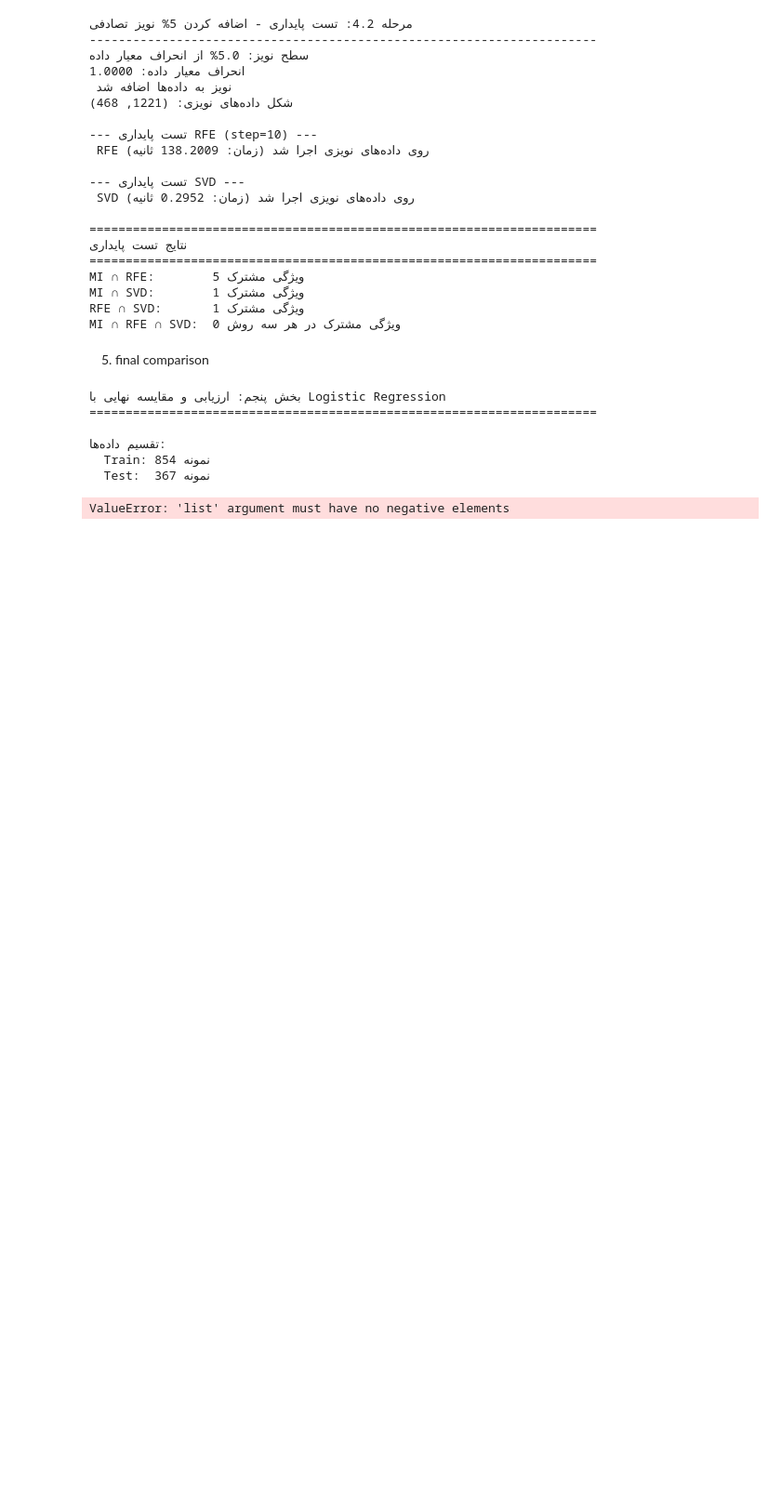
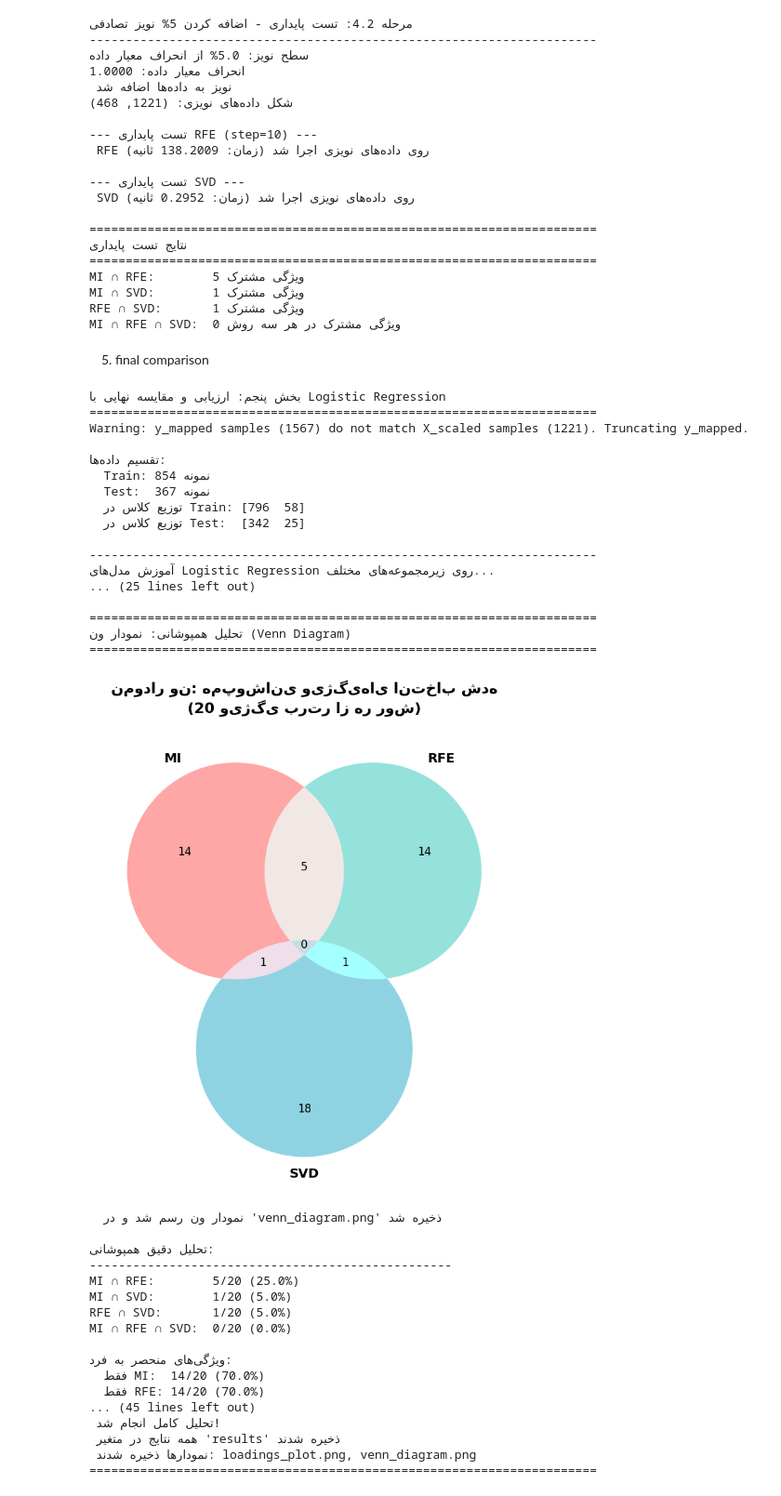
Before and after one commit to nazaninzareirad/computational_data_mining_2025, a Jupyter notebook: Untitled10.ipynb, the cells around one changed output. Shown at 93% size. Drawn from its saved outputs; the diff is of its cells as text; code cells hidden in the pictures; blank space fills up the shorter version.

```diff
--- a/Untitled10.ipynb
+++ b/Untitled10.ipynb
@@ -655,9 +655,24 @@ from matplotlib_venn import venn3
 import warnings
 warnings.filterwarnings('ignore')
 
+# Calculate stability percentages
+rfe_stability = (len(set(top_20_rfe_indices) & set(rfe_noisy_features)) / 20) * 100
+svd_stability = (len(set(top_20_svd_indices) & set(svd_noisy_features)) / 20) * 100
+
+# Ensure y_mapped has the same number of samples as X_scaled
+if len(y_mapped) != X_scaled.shape[0]:
+    print(f"Warning: y_mapped samples ({len(y_mapped)}) do not match X_scaled samples ({X_scaled.shape[0]}). Truncating y_mapped.")
+    y_mapped = y_mapped[:X_scaled.shape[0]]
+
+# The original 'y' variable also needs to be aligned if it's ever used again,
+# but for train_test_split we primarily care about X_scaled and y_mapped.
+if len(y) != X_scaled.shape[0]:
+    print(f"Warning: y samples ({len(y)}) do not match X_scaled samples ({X_scaled.shape[0]}). Truncating y.")
+    y = y[:X_scaled.shape[0]]
+
 # تقسیم داده‌ها به train و test
 X_train, X_test, y_train, y_test = train_test_split(
-    X_scaled, y, test_size=0.3, random_state=42, stratify=y
+    X_scaled, y_mapped, test_size=0.3, random_state=42, stratify=y_mapped
 )
 
 print(f"\nتقسیم داده‌ها:")
@@ -897,31 +912,59 @@ print("━━━━━━━━━━━━━━━━━━━━━━━━
 # ذخیره نتایج نهایی
 results.update({
     'evaluation': results_evaluation,
     'train_test_split': {
         'X_train': X_train,
         'X_test': X_test,
         'y_train': y_train,
         'y_test': y_test
     },
     'overlap_analysis': {
         'mi_rfe': mi_rfe_overlap,
         'mi_svd': mi_svd_overlap,
         'rfe_svd': rfe_svd_overlap,
         'all_three': all_three
     },
     'recommendation': recommended
 })
 
 print("\n" + "=" * 70)
 print(" تحلیل کامل انجام شد!")
 print(" همه نتایج در متغیر 'results' ذخیره شدند")
 print(" نمودارها ذخیره شدند: loadings_plot.png, venn_diagram.png")
 print("=" * 70)
 # %% [output]
 بخش پنجم: ارزیابی و مقایسه نهایی با Logistic Regression
 ======================================================================
+Warning: y_mapped samples (1567) do not match X_scaled samples (1221). Truncating y_mapped.
 
 تقسیم داده‌ها:
   Train: 854 نمونه
   Test:  367 نمونه
+  توزیع کلاس در Train: [796  58]
+  توزیع کلاس در Test:  [342  25]
+
+----------------------------------------------------------------------
+آموزش مدل‌های Logistic Regression روی زیرمجموعه‌های مختلف...
+... (25 lines left out)
+
+======================================================================
+تحلیل همپوشانی: نمودار ون (Venn Diagram)
+======================================================================
+[figure, added]
-ValueError: 'list' argument must have no negative elements
+  نمودار ون رسم شد و در 'venn_diagram.png' ذخیره شد
+
+تحلیل دقیق همپوشانی:
+--------------------------------------------------
+MI ∩ RFE:        5/20 (25.0%)
+MI ∩ SVD:        1/20 (5.0%)
+RFE ∩ SVD:       1/20 (5.0%)
+MI ∩ RFE ∩ SVD:  0/20 (0.0%)
+
+ویژگی‌های منحصر به فرد:
+  فقط MI:  14/20 (70.0%)
+  فقط RFE: 14/20 (70.0%)
+... (45 lines left out)
+ تحلیل کامل انجام شد!
+ همه نتایج در متغیر 'results' ذخیره شدند
+ نمودارها ذخیره شدند: loadings_plot.png, venn_diagram.png
+======================================================================
```
